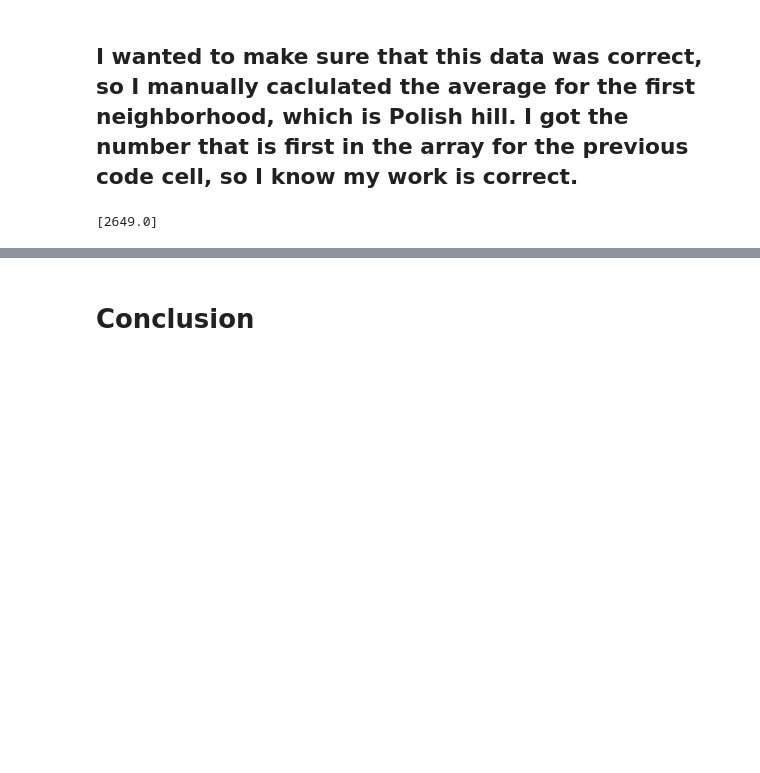
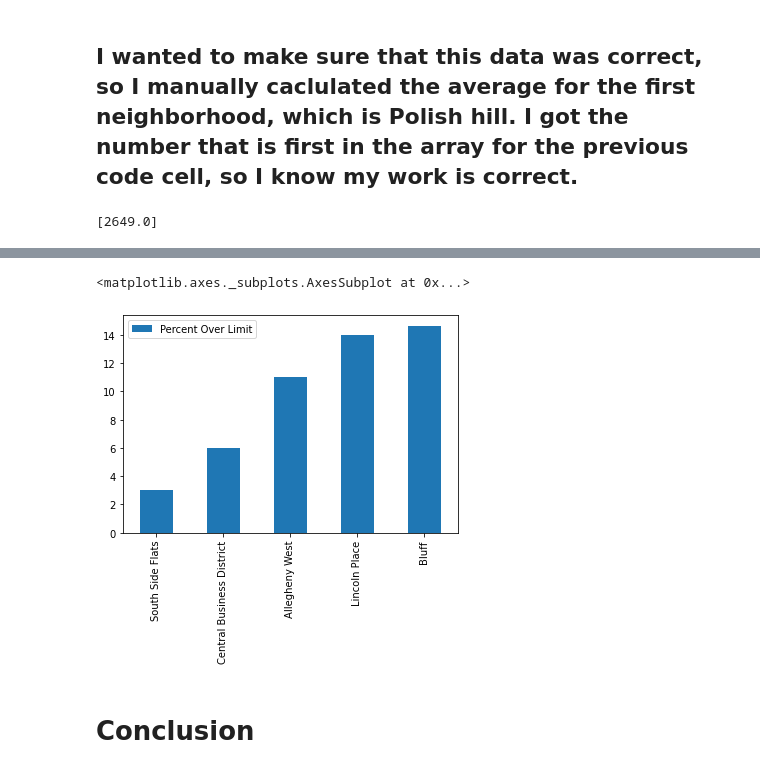
Before and after one commit to tahmad4/big-ideas-final-project-group-39, a Jupyter notebook: City_Of_Pittsburgh_Traffic_Count.ipynb, the cells around one changed output, grey strips where cells are left out. Drawn from its saved outputs; the diff is of its cells as text; code cells hidden in the pictures; blank space fills up the shorter version.

```diff
--- a/City_Of_Pittsburgh_Traffic_Count.ipynb
+++ b/City_Of_Pittsburgh_Traffic_Count.ipynb
@@ -164,3 +256,14 @@ print(len(traffic_dictionary))
+# %%
+# create a new DataFrame to use for the
+df_percents = pd.DataFrame(top_percents,
+                   columns=['Percent Over Limit'],
+                   index=top_neighborhoods)
+
+# Plot a bar chart
+df_percents.plot(kind="bar")
+# %% [output]
+<matplotlib.axes._subplots.AxesSubplot at 0x...>
+[figure, added]
 # %% [markdown]
 # Conclusion
 # %% [markdown]
```
Also changed, not shown: parts of 8 cells of this notebook.
